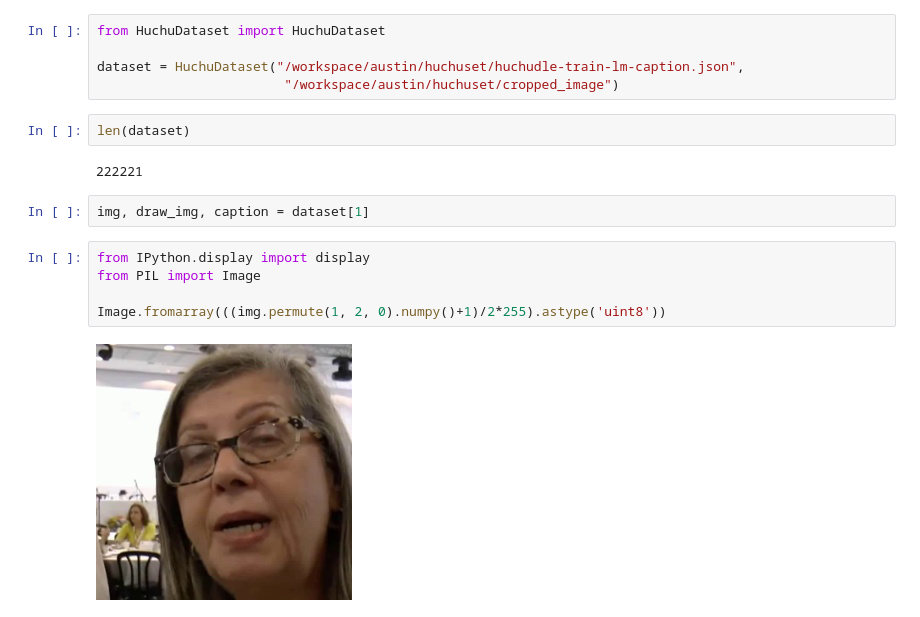
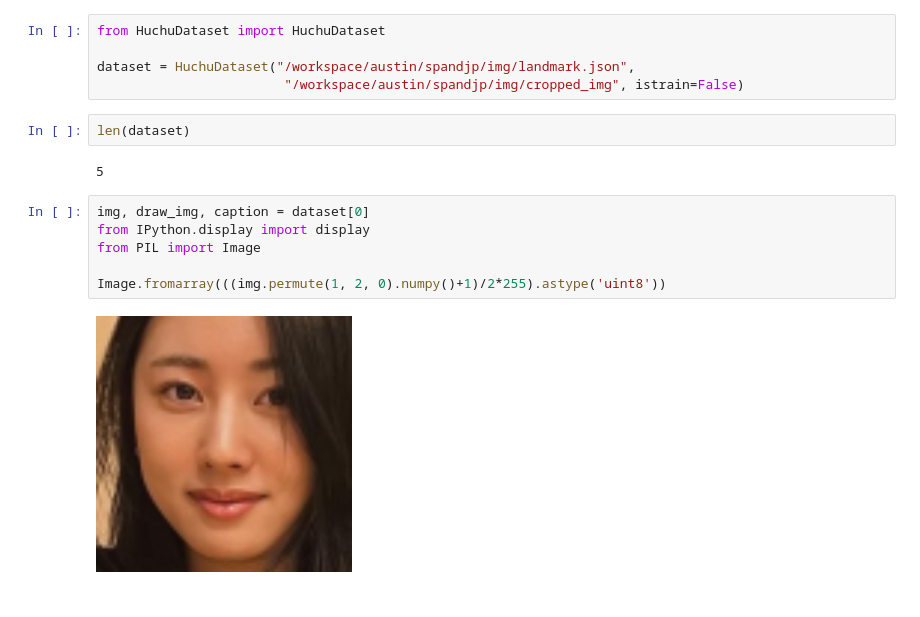
Before and after one commit to yevvonlim/huchudle, a Jupyter notebook: dataset/test.ipynb, the cells around one changed output. Drawn from its saved outputs; the diff is of its cells as text.

```diff
--- a/dataset/test.ipynb
+++ b/dataset/test.ipynb
@@ -1,18 +1,17 @@
 # %%
 from HuchuDataset import HuchuDataset
 
-dataset = HuchuDataset("/workspace/austin/huchuset/huchudle-train-lm-caption.json",
-                        "/workspace/austin/huchuset/cropped_image")
+dataset = HuchuDataset("/workspace/austin/spandjp/img/landmark.json",
+                        "/workspace/austin/spandjp/img/cropped_img", istrain=False)
 # %%
 len(dataset)
 # %% [output]
-222221
+5
-# %%
-img, draw_img, caption = dataset[1]
 # %%
+img, draw_img, caption = dataset[0]
 from IPython.display import display
 from PIL import Image
 
 Image.fromarray(((img.permute(1, 2, 0).numpy()+1)/2*255).astype('uint8'))
 # %% [output]
-[figure, old version]
+[figure, new version]
```
Also changed, not shown: 2 other files.
